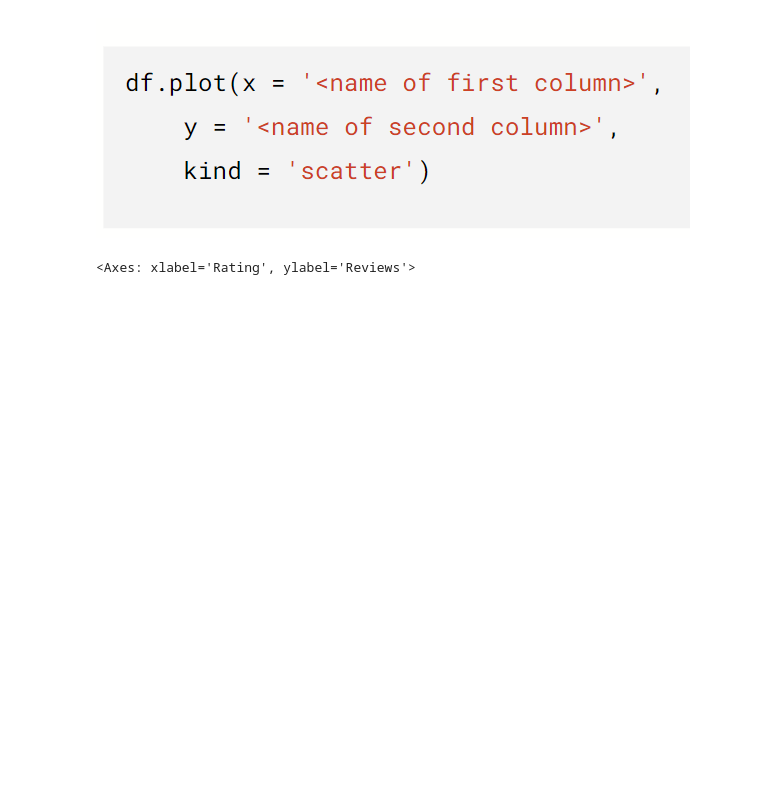
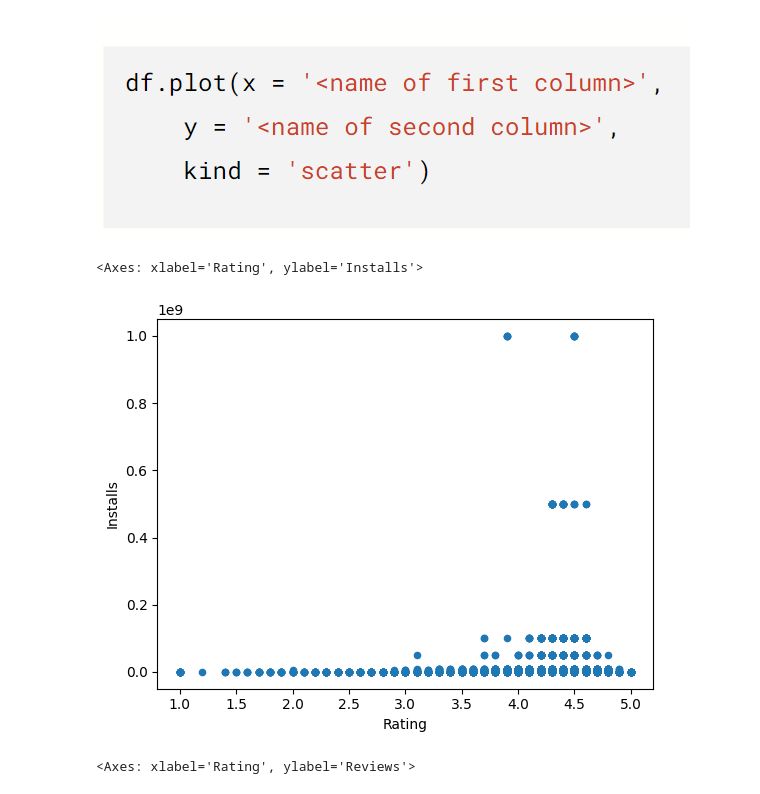
Before and after one commit to amilafr/algo-python-pro2, a Jupyter notebook: M3L5_Data_visualization.ipynb, the cells around one changed output. Drawn from its saved outputs; the diff is of its cells as text; code cells hidden in the pictures; blank space fills up the shorter version.

```diff
--- a/M3L5_Data_visualization.ipynb
+++ b/M3L5_Data_visualization.ipynb
@@ -117,4 +154,10 @@ nunjukin hubungan antara x sama y
 - If the points are clustered around an imaginary line, there is a connection between the quantities; if they are not, there is no connection.
 # %% [markdown]
 ![image.png](embedded-picture-1)
+# %%
+# hubungannya rating sama install
+df.plot(x = 'Rating', y = 'Installs', kind = 'scatter')
+# %% [output]
+<Axes: xlabel='Rating', ylabel='Installs'>
+[figure, added]
 # %%
```
Also changed, not shown: parts of 24 cells of this notebook.
